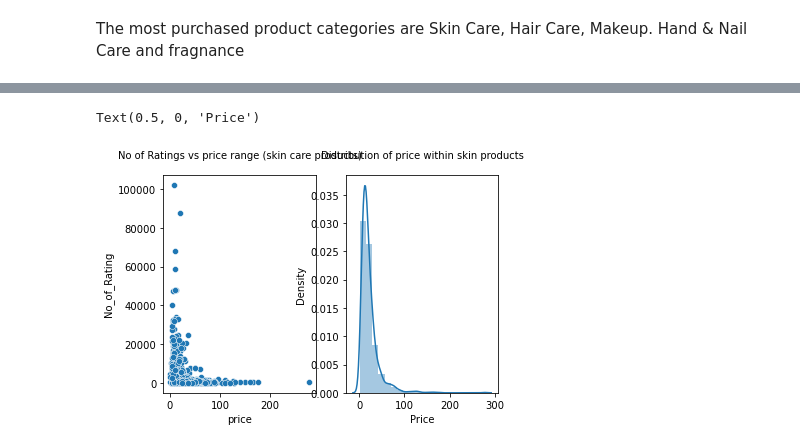
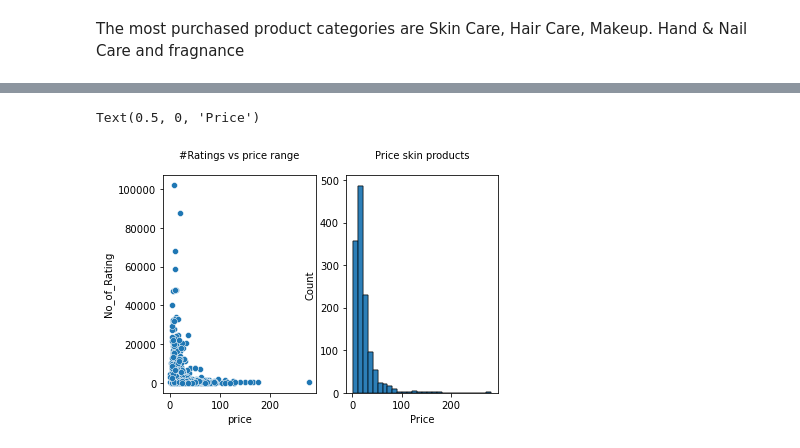
Before and after one commit to SwetaPrabh/Amazon_Web_Scraping, a Jupyter notebook: Exploratory_and_Sentiment_Analysis.ipynb, the cells around one changed output, grey strips where cells are left out. Drawn from its saved outputs; the diff is of its cells as text; code cells hidden in the pictures.

```diff
--- a/Exploratory_and_Sentiment_Analysis.ipynb
+++ b/Exploratory_and_Sentiment_Analysis.ipynb
@@ -138,12 +133,13 @@ Amazon_makeup.head(2)
 # %%
 #I will look at the prices of top most sold products in each category, The number of ratings gives an idea of how many people
 #purchased the product
-fig,axes = plt1.subplots(1,2)
+fig,axes = plt.subplots(1,2)
+skin_price_ratings = sns.histplot(x = Amazon_skincare['price'], binwidth = 10, ax = axes[1])
 skin_price_ratings = sns.scatterplot(x='price', y='No_of_Rating', data=Amazon_skincare,ax = axes[0])
-skin_price_ratings.set_title('No of Ratings vs price range (skin care products)', fontsize = 10, y =1.05)
-skin_price = sns.distplot(x = Amazon_skincare['price'], bins = 20, ax = axes[1])
-skin_price.set_title('Distribution of price within skin products', fontsize = 10, y =1.05)
+skin_price_ratings.set_title('#Ratings vs price range', fontsize = 10, y =1.05)
+skin_price = sns.histplot(x = Amazon_skincare['price'], binwidth = 10, ax = axes[1])
+skin_price.set_title('Price skin products', fontsize = 10, y =1.05)
 skin_price.set_xlabel("Price", fontsize = 10)
 # %% [output]
 Text(0.5, 0, 'Price')
-[figure, old version]
+[figure, new version]
```
Also changed, not shown: parts of 42 cells of this notebook.
